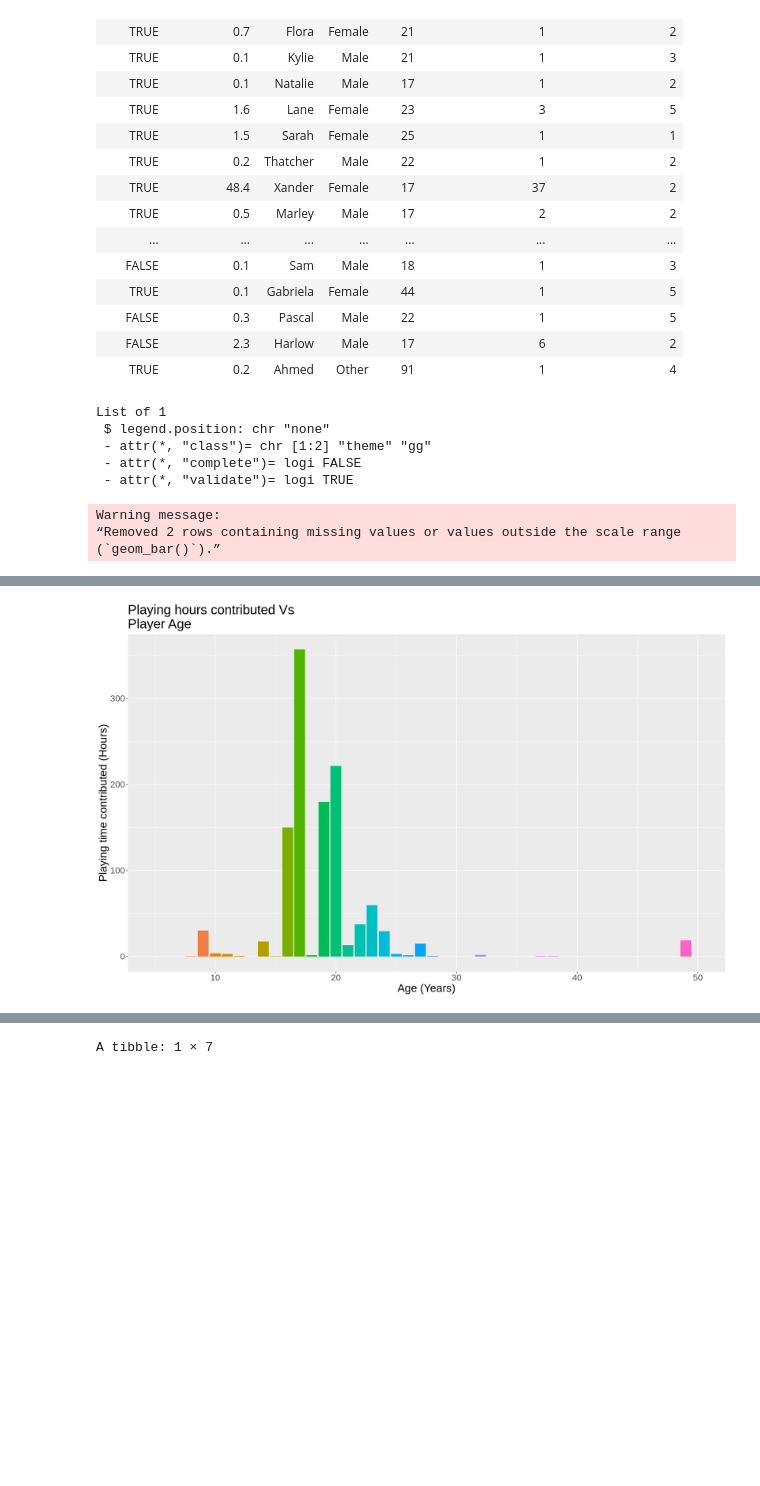
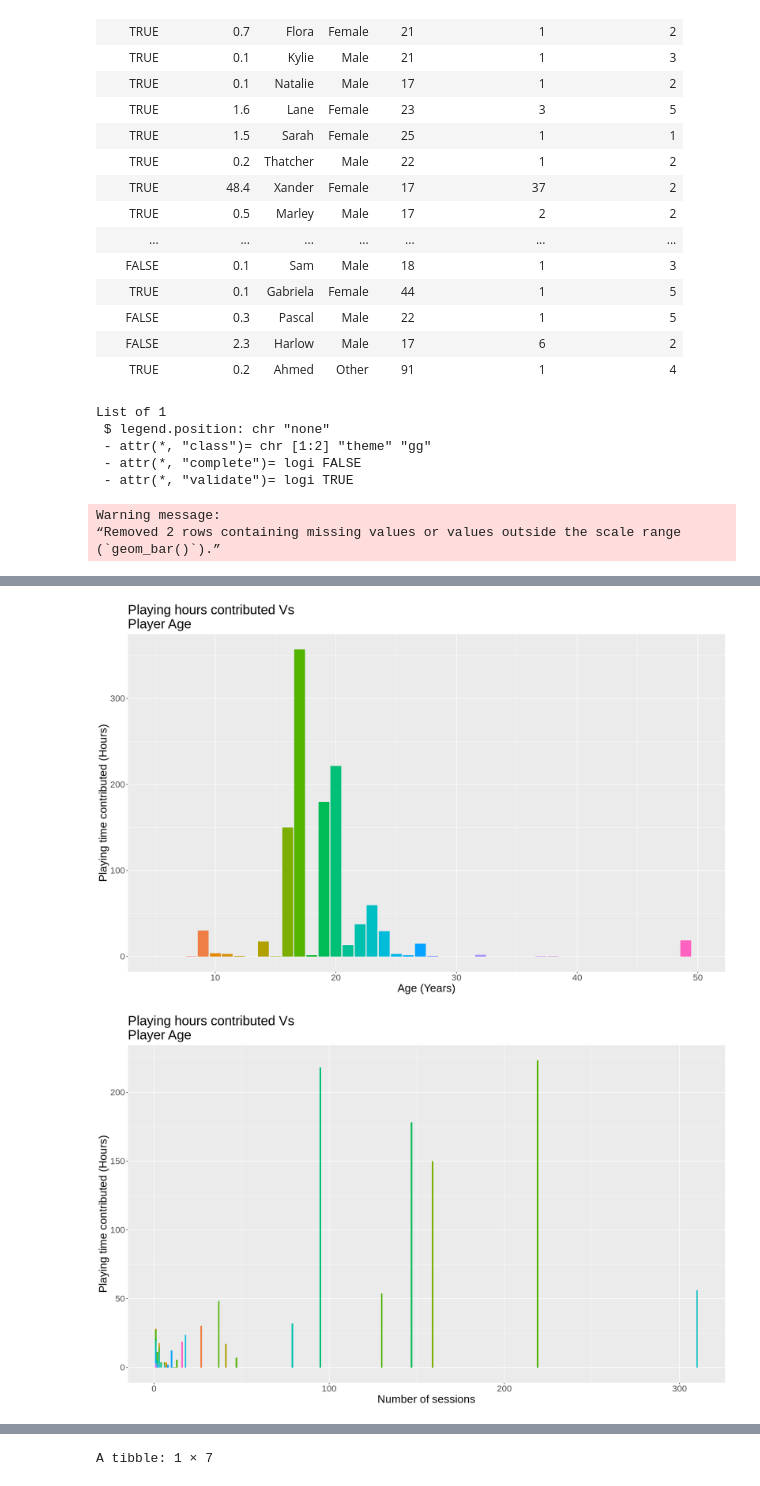
Before and after one commit to harpreeto6/Data_Science_Project, a Jupyter notebook: Minecraft_Analysis.ipynb, the cells around one changed output, grey strips where cells are left out. Drawn from its saved outputs; the diff is of its cells as text; code cells hidden in the pictures; blank space fills up the shorter version.

```diff
--- a/Minecraft_Analysis.ipynb
+++ b/Minecraft_Analysis.ipynb
@@ -137,32 +137,43 @@ ggplot(avg_played_hours, aes(x = experience_numeric, y = avg_played_hours, fill
     theme(text = element_text(size = 20))
     theme(legend.position = "none")
 
 
 
  #avg age by hours
 avg_played_hours_by_age <- merged_final |>
   group_by(age) |>
   summarise(avg_played_hours = mean(played_hours, na.rm = TRUE))
 
-# Bar plot: Average Played Hours by Age
+# Bar plot: Played Hours by Age
 ggplot(merged_final, aes(x = age, y = played_hours, fill = as.factor(age))) +
   geom_bar(stat = "identity") +
   labs(x = "Age (Years)",
     y = "Playing time contributed (Hours)",
     fill = "Experience",
     title = "Playing hours contributed Vs\nPlayer Age") +
     theme(text = element_text(size = 20)) +
      theme(legend.position = "none") +
     xlim(5,50)
+
+# Bar plot: Played Hours by Sessions
+ggplot(merged_final, aes(x = number_of_sessions, y = played_hours, fill = as.factor(age))) +
+  geom_bar(stat = "identity") +
+  labs(x = "Number of sessions",
+    y = "Playing time contributed (Hours)",
+    fill = "Experience",
+    title = "Playing hours contributed Vs\nPlayer Age") +
+    theme(text = element_text(size = 20)) +
+     theme(legend.position = "none")
 # %% [output]
 List of 1
  $ legend.position: chr "none"
  - attr(*, "class")= chr [1:2] "theme" "gg"
  - attr(*, "complete")= logi FALSE
  - attr(*, "validate")= logi TRUE
 Warning message:
 “Removed 2 rows containing missing values or values outside the scale range
 (`geom_bar()`).”
 [figure]
 [figure]
+[figure, added]
 # %%
```
Also changed, not shown: parts of 6 cells of this notebook.
